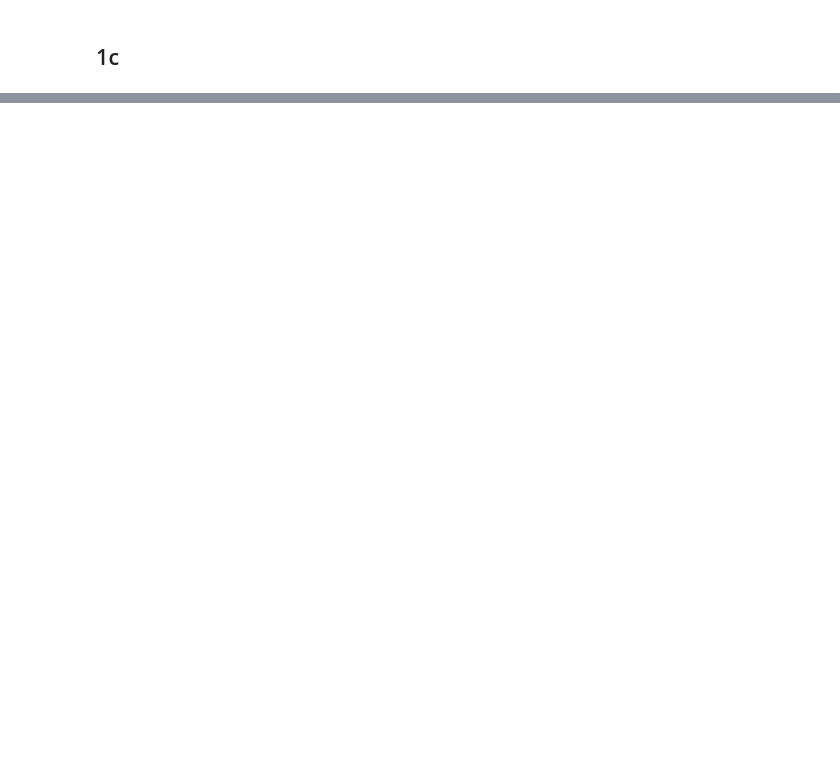
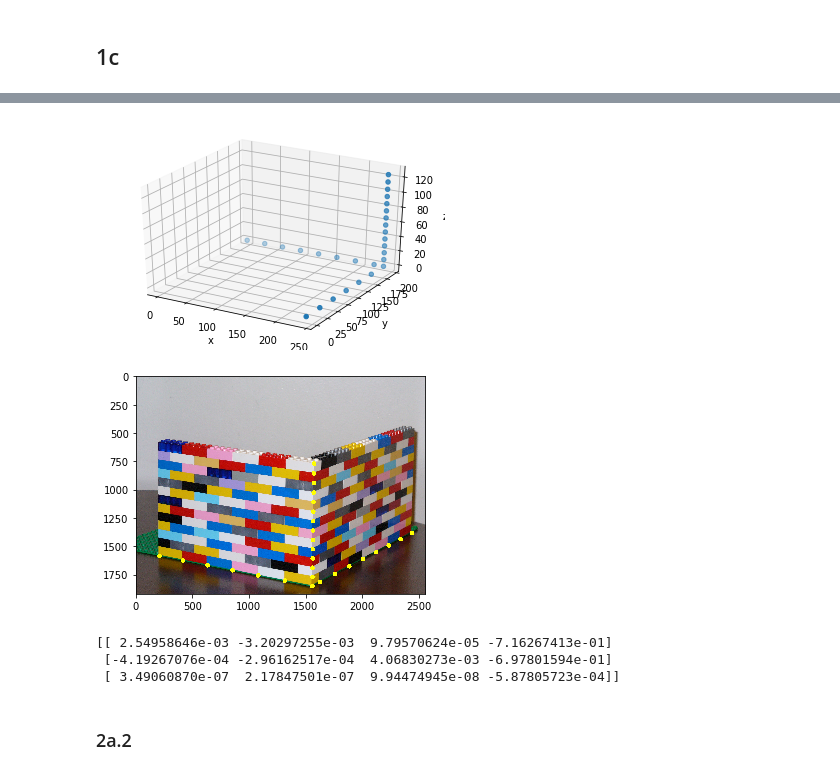
Before and after one commit to Michael-Shepherd/ComputerVision, a Jupyter notebook: Assignment3/Untitled.ipynb, the cells around one changed output, grey strips where cells are left out. Cells and saved outputs as stored; diff of their text form; code cells hidden in the pictures; blank space fills up the shorter version.

```diff
--- a/Assignment3/Untitled.ipynb
+++ b/Assignment3/Untitled.ipynb
@@ -208,0 +237,14 @@ LinAlgError: Singular matrix
+# %%
+P2 = get_P(pts_2, pts)
+lego2 = plt.imread("CVassignment3_files/lego2.jpg")
+plot_lego_3d()
+check_P(lego2,P2,pts)
+print(P2)
+# %% [output]
+[figure, added]
+[figure, added]
+[[ 2.54958646e-03 -3.20297255e-03  9.79570624e-05 -7.16267413e-01]
+ [-4.19267076e-04 -2.96162517e-04  4.06830273e-03 -6.97801594e-01]
+ [ 3.49060870e-07  2.17847501e-07  9.94474945e-08 -5.87805723e-04]]
+# %% [markdown]
+### 2a.2
```
Also changed, not shown: parts of 14 cells of this notebook.
